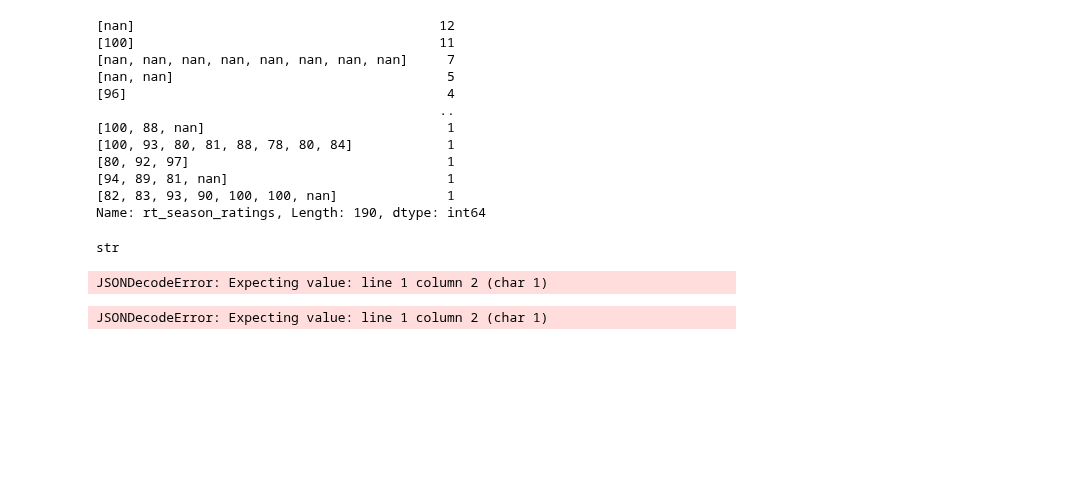
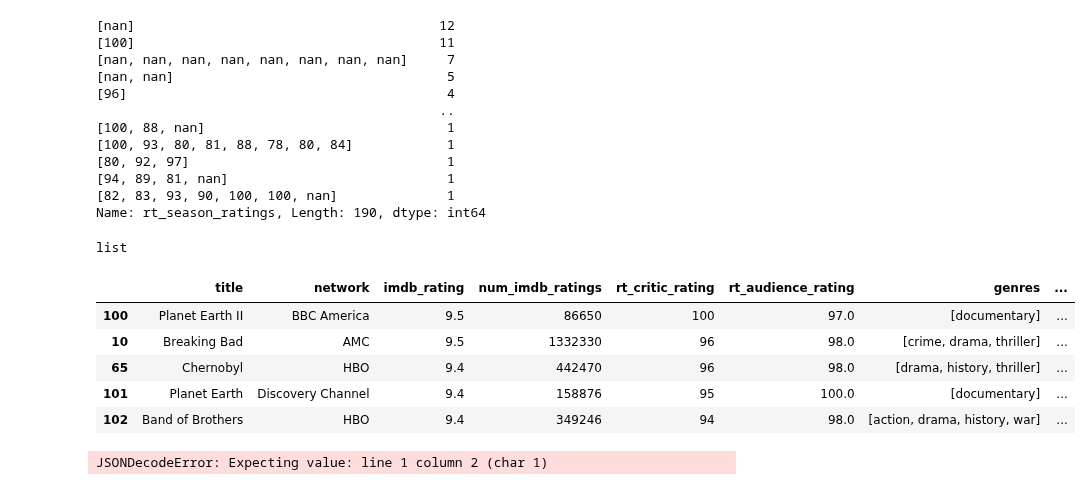
Before and after one commit to p-szymo/Movie_Project, a Jupyter notebook: dfs&viz_workbook_josh.ipynb, the cells around one changed output. Drawn from its saved outputs; the diff is of its cells as text; code cells hidden in the pictures; blank space fills up the shorter version.

```diff
--- a/dfs&viz_workbook_josh.ipynb
+++ b/dfs&viz_workbook_josh.ipynb
@@ -15,3 +15,6 @@ df.head()
 | 2 | Tiger King | Netflix | 7.8 | 33700 | 86.0 | 86.0 | ['documentary', 'crime'] | ... |
 | 3 | Westworld | HBO | 8.7 | 388252 | 85.0 | 80.0 | ['drama', 'mystery', 'sci-fi', 'w... | ... |
 | 4 | The Walking Dead | AMC | 8.2 | 821809 | 81.0 | 78.0 | ['drama', 'horror', 'thriller'] | ... |
+# %%
+# De-stringify the genres list scraped from IMDB
+df['genres'] = df.genres.apply(lambda x: ast.literal_eval(x))
@@ -109,11 +139,19 @@ def ast_loader(x):
         print(e)
         pass
 # %%
-type(df.iloc[0]['rt_season_ratings'])
+
+type(df.iloc[0]['genres'])
 # %% [output]
-str
+list
 # %%
-df.rt_season_ratings.apply(lambda x: copy_df_det['countries']=copy_df_det['production_countries'].apply(lambda x: ast.literal_eval(x)))
+df['genres'] = df.genres.apply(lambda x: ast.literal_eval(x))
-# %% [output]
-JSONDecodeError: Expecting value: line 1 column 2 (char 1)
+# %%
+df.head()
+# %% [output]
+|  | title | network | imdb_rating | num_imdb_ratings | rt_critic_rating | rt_audience_rating | genres | ... |
+| 100 | Planet Earth II | BBC America | 9.5 | 86650 | 100 | 97.0 | [documentary] | ... |
+| 10 | Breaking Bad | AMC | 9.5 | 1332330 | 96 | 98.0 | [crime, drama, thriller] | ... |
+| 65 | Chernobyl | HBO | 9.4 | 442470 | 96 | 98.0 | [drama, history, thriller] | ... |
+| 101 | Planet Earth | Discovery Channel | 9.4 | 158876 | 95 | 100.0 | [documentary] | ... |
+| 102 | Band of Brothers | HBO | 9.4 | 349246 | 94 | 98.0 | [action, drama, history, war] | ... |
 # %%
```
Also changed, not shown: parts of 14 cells of this notebook, 9 other files.
